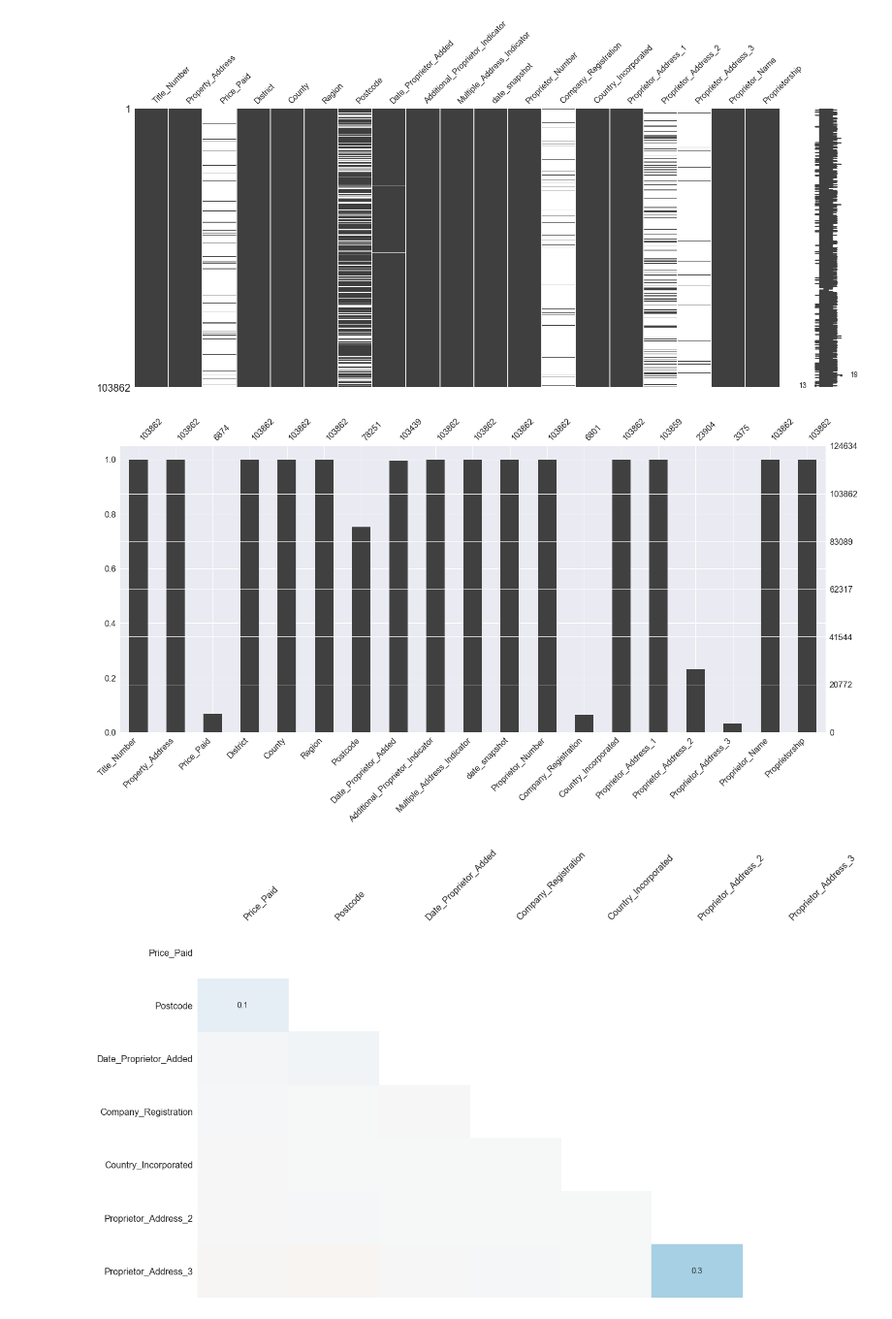
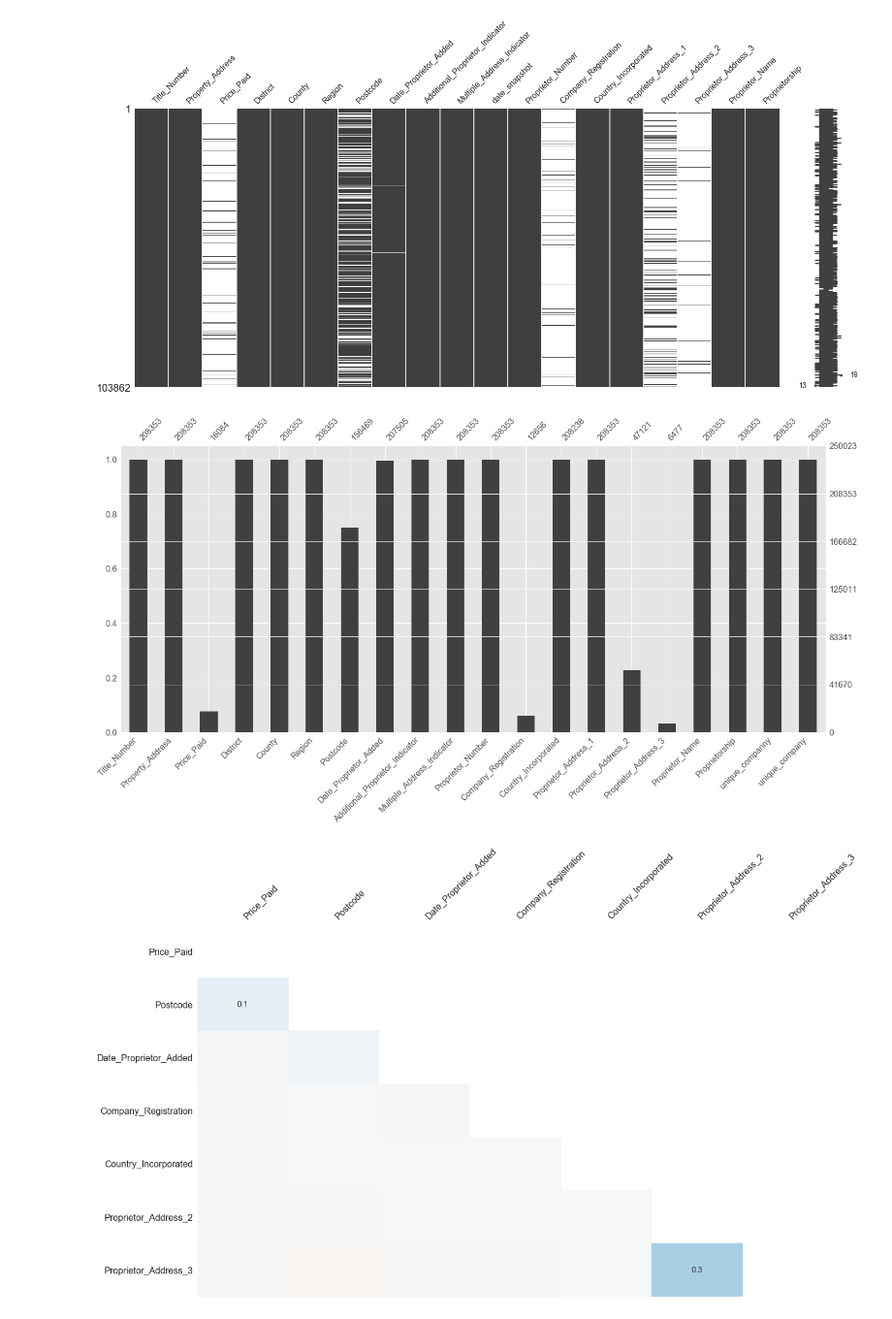
Before and after one commit to Global-Witness/overseas-companies-land-ownership-public, a Jupyter notebook: Draft Processing and Analysis.ipynb, the cells around one changed output. Shown: that part at 97% size. Saved outputs shown, nothing was run; the diff lists cells and outputs as text; code cells hidden in the pictures.

```diff
--- a/Draft Processing and Analysis.ipynb
+++ b/Draft Processing and Analysis.ipynb
@@ -76,9 +80,9 @@ mgno.matrix(data_2015)
 # %% [output]
 [figure]
 # %%
-mgno.bar(data_2015)
+mgno.bar(data)
 # %% [output]
-[figure, old version]
+[figure, new version]
 # %%
 ##Correlation matrix for filled values
 mgno.heatmap(data)
```
Also changed, not shown: parts of 8 cells of this notebook.
